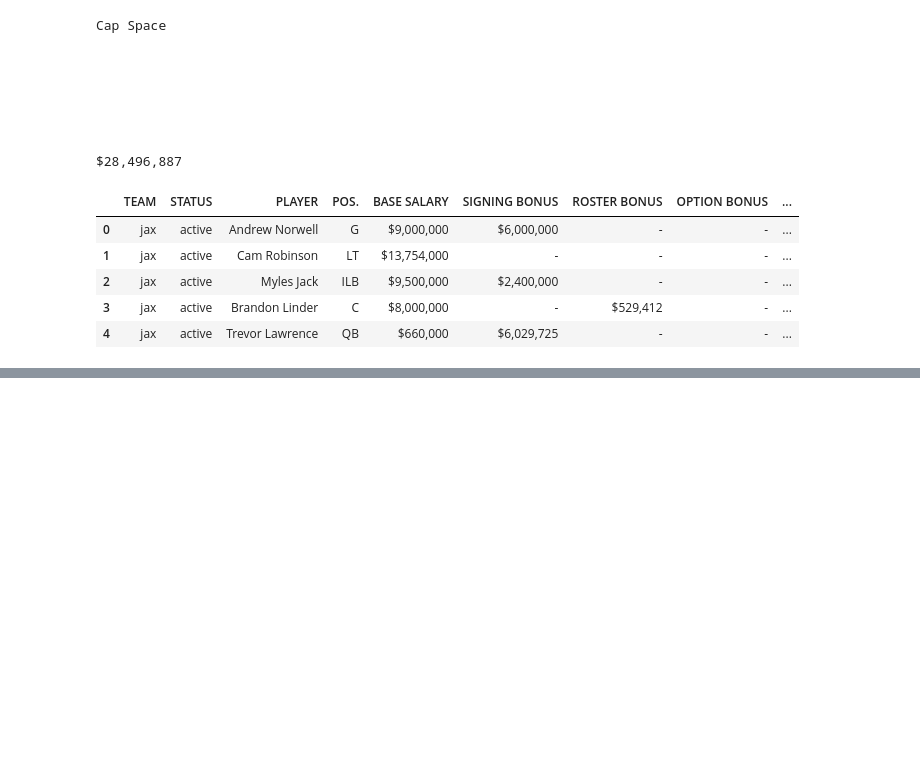
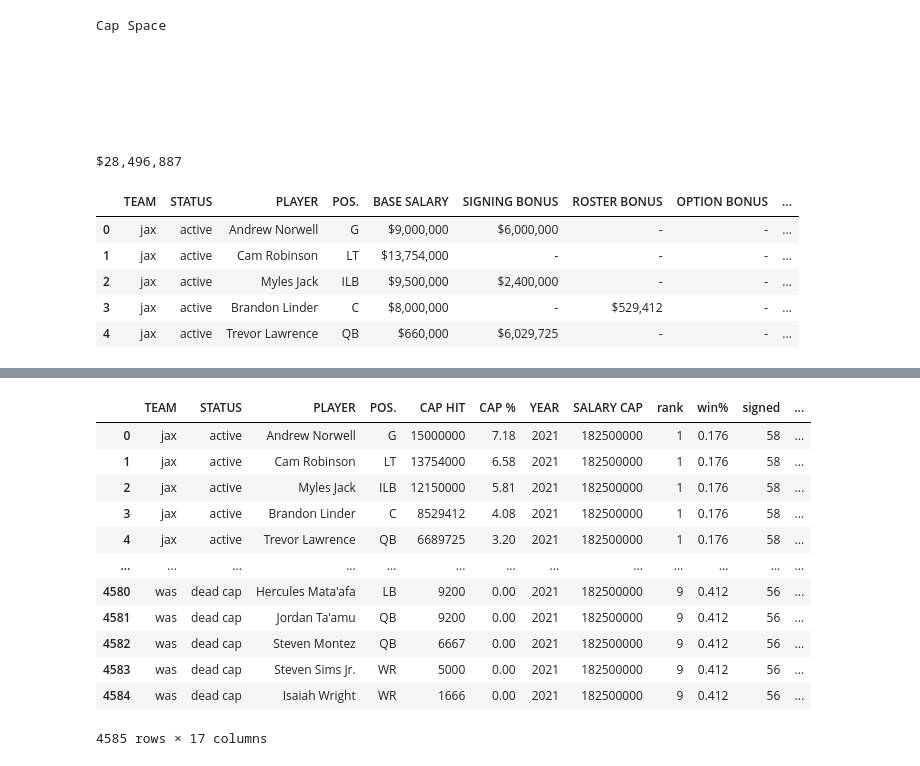
Before and after one commit to chris-helmerson/NFL_salarycap_optimization, a Jupyter notebook: Untitled.ipynb, the cells around one changed output, grey strips where cells are left out. Saved outputs shown, nothing was run; the diff lists cells and outputs as text; code cells hidden in the pictures; blank space fills up the shorter version.

```diff
--- a/Untitled.ipynb
+++ b/Untitled.ipynb
@@ -117,0 +489,4 @@ Name: PLAYER, Length: 3250, dtype: int64
+# %%
+salaries_21['YEAR'] = salaries_21['YEAR'].astype(int)
+salaries_21['CAP %'] = salaries_21['CAP %'].astype(float)
+salaries_21['CAP HIT'] = salaries_21['CAP HIT'].astype(int)
@@ -117,0 +547,2 @@ Name: PLAYER, Length: 3250, dtype: int64
+# %%
+win_percent_by_year = pd.read_csv('data/win_percent_by_year.csv')
@@ -117,0 +693,16 @@ Name: PLAYER, Length: 3250, dtype: int64
+# %%
+salaries_21_merged
+# %% [output]
+|  | TEAM | STATUS | PLAYER | POS. | CAP HIT | CAP % | YEAR | SALARY CAP | rank | win% | signed | ... |
+| 0 | jax | active | Andrew Norwell | G | 15000000 | 7.18 | 2021 | 182500000 | 1 | 0.176 | 58 | ... |
+| 1 | jax | active | Cam Robinson | LT | 13754000 | 6.58 | 2021 | 182500000 | 1 | 0.176 | 58 | ... |
+| 2 | jax | active | Myles Jack | ILB | 12150000 | 5.81 | 2021 | 182500000 | 1 | 0.176 | 58 | ... |
+| 3 | jax | active | Brandon Linder | C | 8529412 | 4.08 | 2021 | 182500000 | 1 | 0.176 | 58 | ... |
+| 4 | jax | active | Trevor Lawrence | QB | 6689725 | 3.20 | 2021 | 182500000 | 1 | 0.176 | 58 | ... |
+| ... | ... | ... | ... | ... | ... | ... | ... | ... | ... | ... | ... | ... |
+| 4580 | was | dead cap | Hercules Mata'afa | LB | 9200 | 0.00 | 2021 | 182500000 | 9 | 0.412 | 56 | ... |
+| 4581 | was | dead cap | Jordan Ta'amu | QB | 9200 | 0.00 | 2021 | 182500000 | 9 | 0.412 | 56 | ... |
+| 4582 | was | dead cap | Steven Montez | QB | 6667 | 0.00 | 2021 | 182500000 | 9 | 0.412 | 56 | ... |
+| 4583 | was | dead cap | Steven Sims Jr. | WR | 5000 | 0.00 | 2021 | 182500000 | 9 | 0.412 | 56 | ... |
+| 4584 | was | dead cap | Isaiah Wright | WR | 1666 | 0.00 | 2021 | 182500000 | 9 | 0.412 | 56 | ... |
+4585 rows × 17 columns
```
Also changed, not shown: parts of 56 cells of this notebook.
